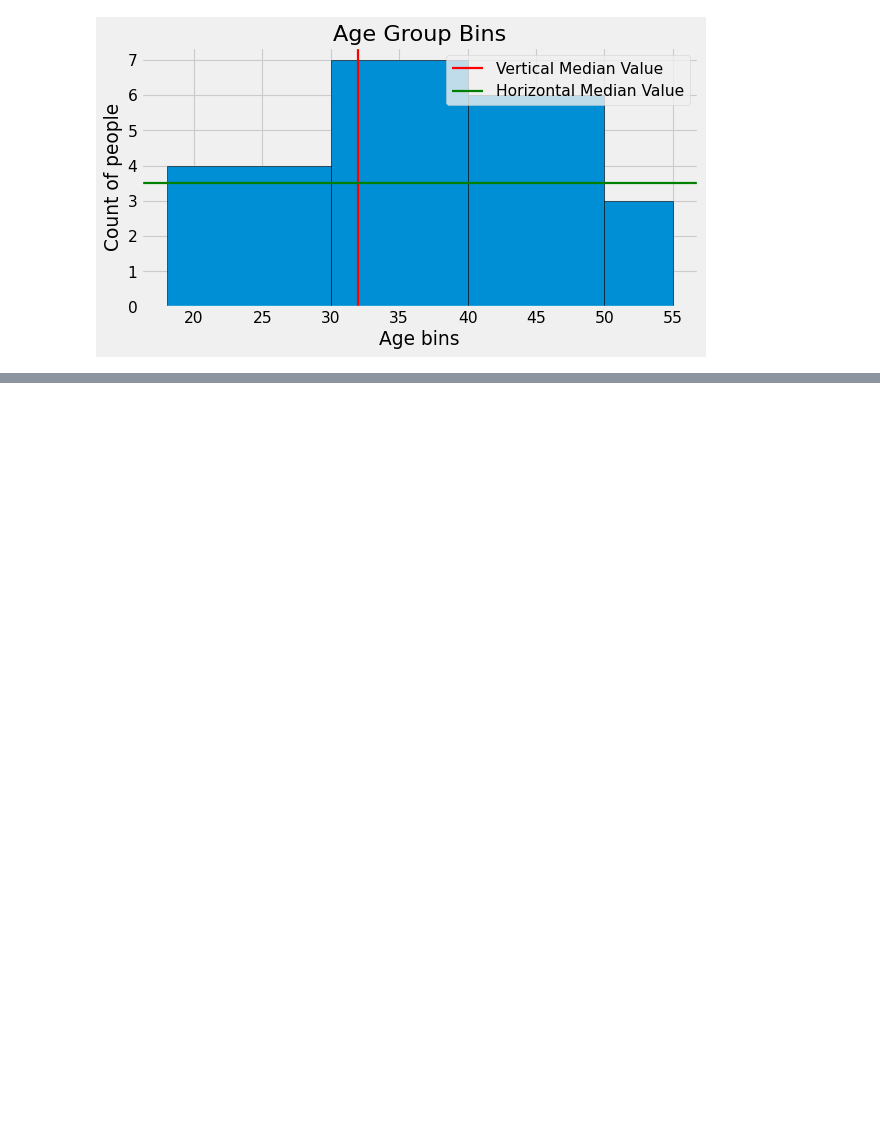
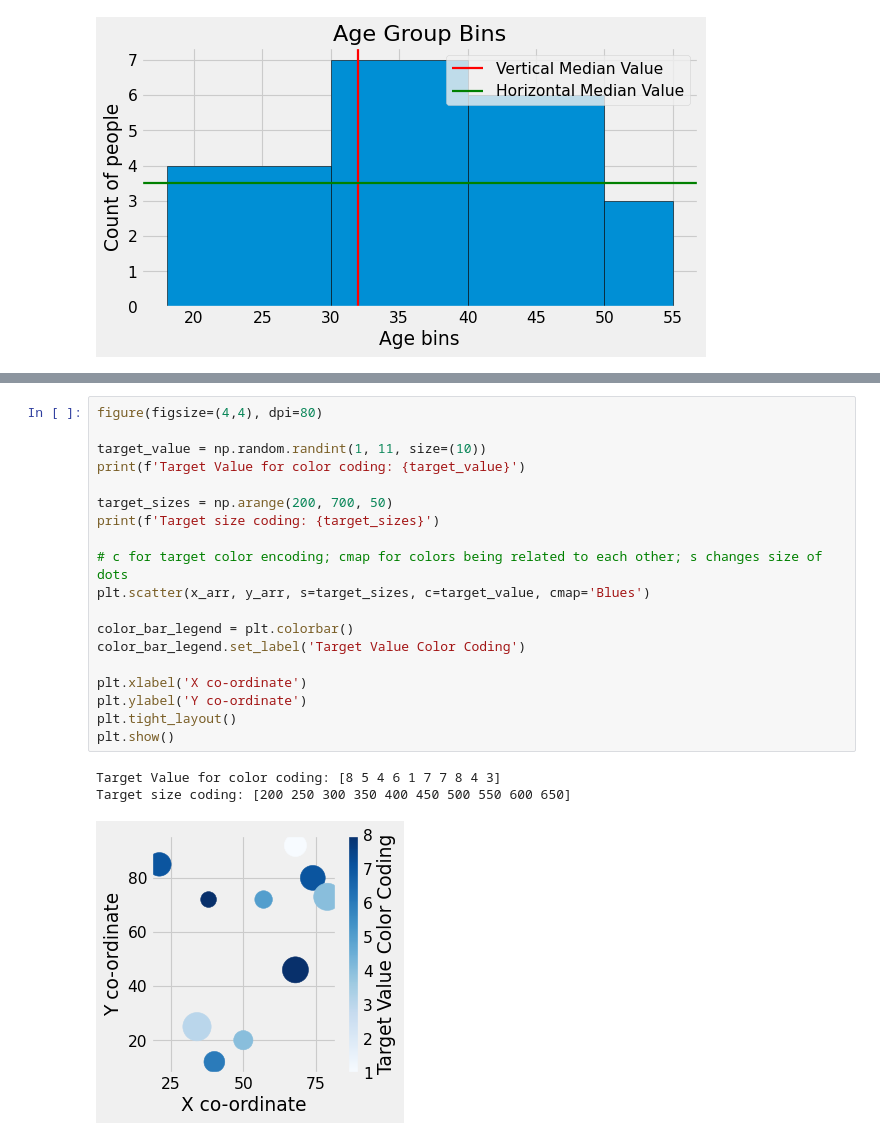
Before and after one commit to ROHIT318/python-practice, a Jupyter notebook: learn_matplotlib.ipynb, the cells around one changed output, grey strips where cells are left out. Drawn from its saved outputs; the diff is of its cells as text; blank space fills up the shorter version.

```diff
--- a/learn_matplotlib.ipynb
+++ b/learn_matplotlib.ipynb
@@ -176,0 +202,23 @@ plt.show()
+# %%
+figure(figsize=(4,4), dpi=80)
+
+target_value = np.random.randint(1, 11, size=(10))
+print(f'Target Value for color coding: {target_value}')
+
+target_sizes = np.arange(200, 700, 50)
+print(f'Target size coding: {target_sizes}')
+
+# c for target color encoding; cmap for colors being related to each other; s changes size of dots
+plt.scatter(x_arr, y_arr, s=target_sizes, c=target_value, cmap='Blues')
+
+color_bar_legend = plt.colorbar()
+color_bar_legend.set_label('Target Value Color Coding')
+
+plt.xlabel('X co-ordinate')
+plt.ylabel('Y co-ordinate')
+plt.tight_layout()
+plt.show()
+# %% [output]
+Target Value for color coding: [8 5 4 6 1 7 7 8 4 3]
+Target size coding: [200 250 300 350 400 450 500 550 600 650]
+[figure, added]
```
Also changed, not shown: parts of 5 cells of this notebook.
